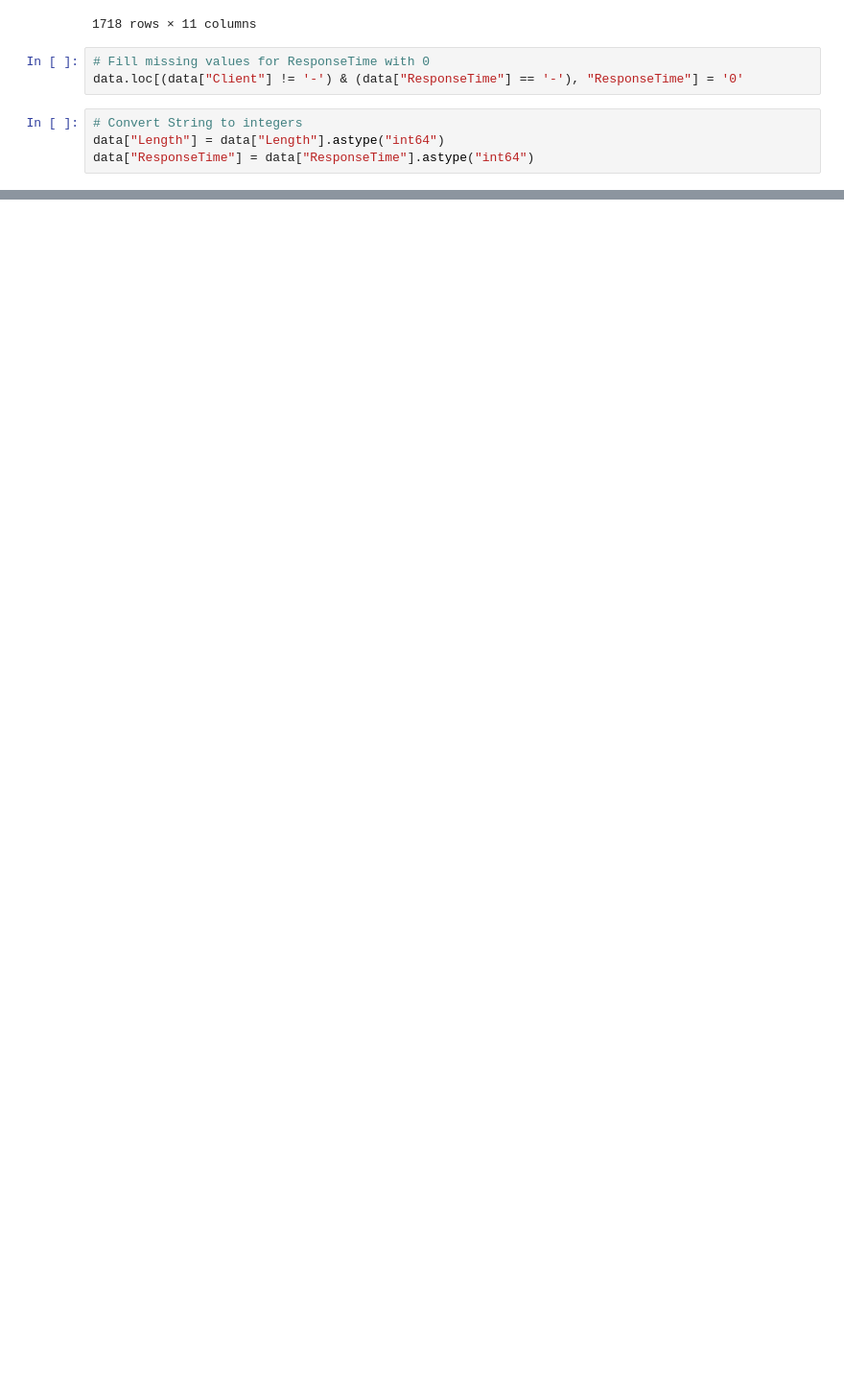
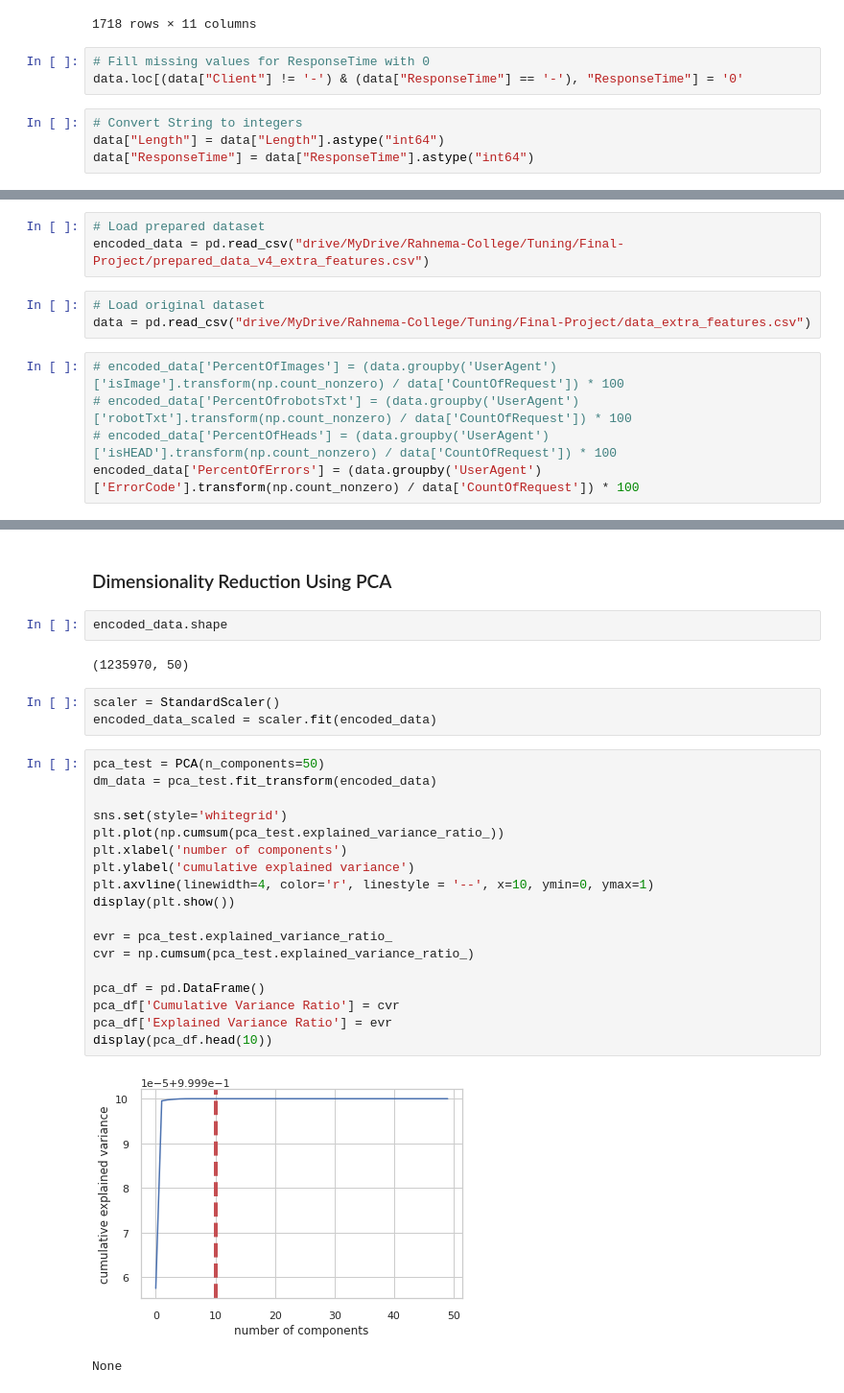
Before and after one commit to navidkanaani/ml-projects, a Jupyter notebook: anomaly_detection_rc_final.ipynb, the cells around one changed output, grey strips where cells are left out. Shown at 96% size. Cells and saved outputs as stored; diff of their text form; blank space fills up the shorter version.

```diff
--- a/anomaly_detection_rc_final.ipynb
+++ b/anomaly_detection_rc_final.ipynb
@@ -482,0 +634,11 @@ array([  108.,   108.,  5125., ..., 11301.,   108.,   108.])
+# %%
+# Load prepared dataset
+encoded_data = pd.read_csv("drive/MyDrive/Rahnema-College/Tuning/Final-Project/prepared_data_v4_extra_features.csv")
+# %%
+# Load original dataset
+data = pd.read_csv("drive/MyDrive/Rahnema-College/Tuning/Final-Project/data_extra_features.csv")
+# %%
+# encoded_data['PercentOfImages'] = (data.groupby('UserAgent')['isImage'].transform(np.count_nonzero) / data['CountOfRequest']) * 100
+# encoded_data['PercentOfrobotsTxt'] = (data.groupby('UserAgent')['robotTxt'].transform(np.count_nonzero) / data['CountOfRequest']) * 100
+# encoded_data['PercentOfHeads'] = (data.groupby('UserAgent')['isHEAD'].transform(np.count_nonzero) / data['CountOfRequest']) * 100
+encoded_data['PercentOfErrors'] = (data.groupby('UserAgent')['ErrorCode'].transform(np.count_nonzero) / data['CountOfRequest']) * 100
@@ -482,0 +671,30 @@ array([  108.,   108.,  5125., ..., 11301.,   108.,   108.])
+# %% [markdown]
+### Dimensionality Reduction Using PCA
+# %%
+encoded_data.shape
+# %% [output]
+(1235970, 50)
+# %%
+scaler = StandardScaler()
+encoded_data_scaled = scaler.fit(encoded_data)
+# %%
+pca_test = PCA(n_components=50)
+dm_data = pca_test.fit_transform(encoded_data)
+
+sns.set(style='whitegrid')
+plt.plot(np.cumsum(pca_test.explained_variance_ratio_))
+plt.xlabel('number of components')
+plt.ylabel('cumulative explained variance')
+plt.axvline(linewidth=4, color='r', linestyle = '--', x=10, ymin=0, ymax=1)
+display(plt.show())
+
+evr = pca_test.explained_variance_ratio_
+cvr = np.cumsum(pca_test.explained_variance_ratio_)
+
+pca_df = pd.DataFrame()
+pca_df['Cumulative Variance Ratio'] = cvr
+pca_df['Explained Variance Ratio'] = evr
+display(pca_df.head(10))
+# %% [output]
+[figure, added]
+None
```
Also changed, not shown: parts of 115 cells of this notebook.
